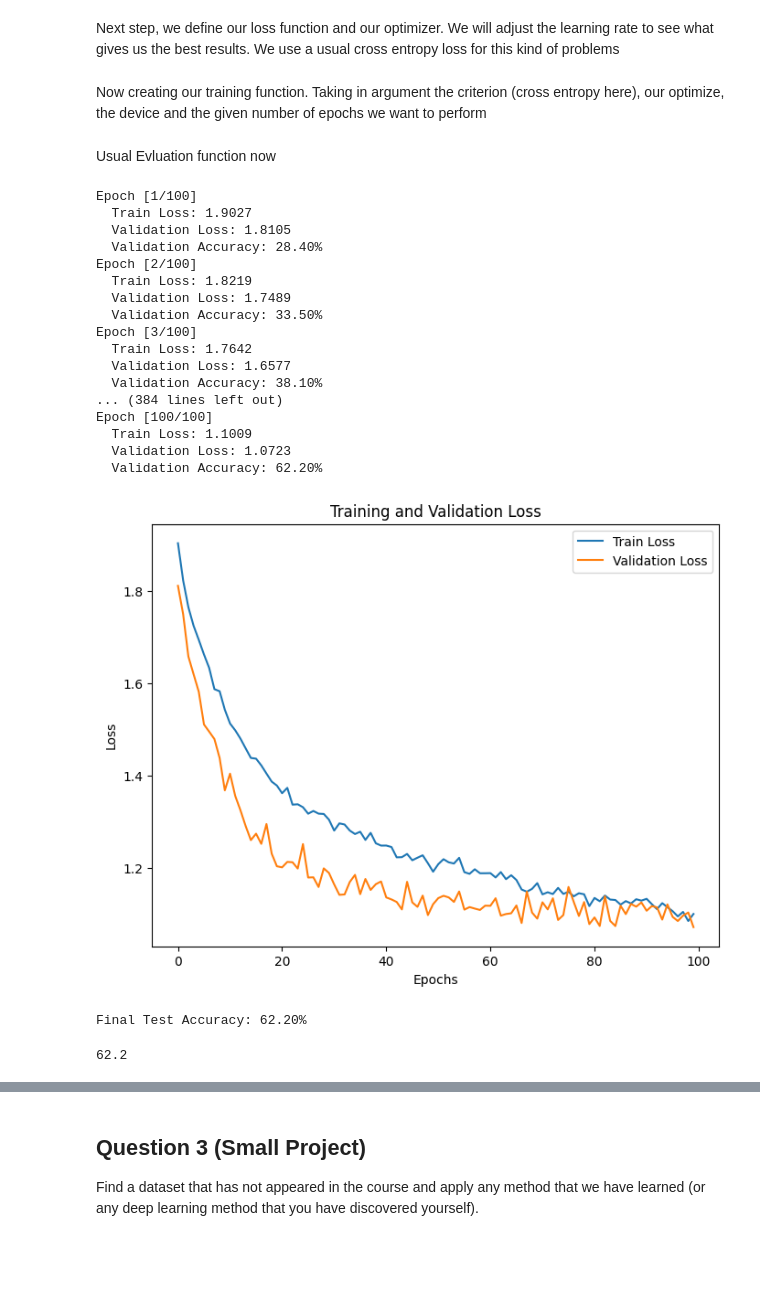
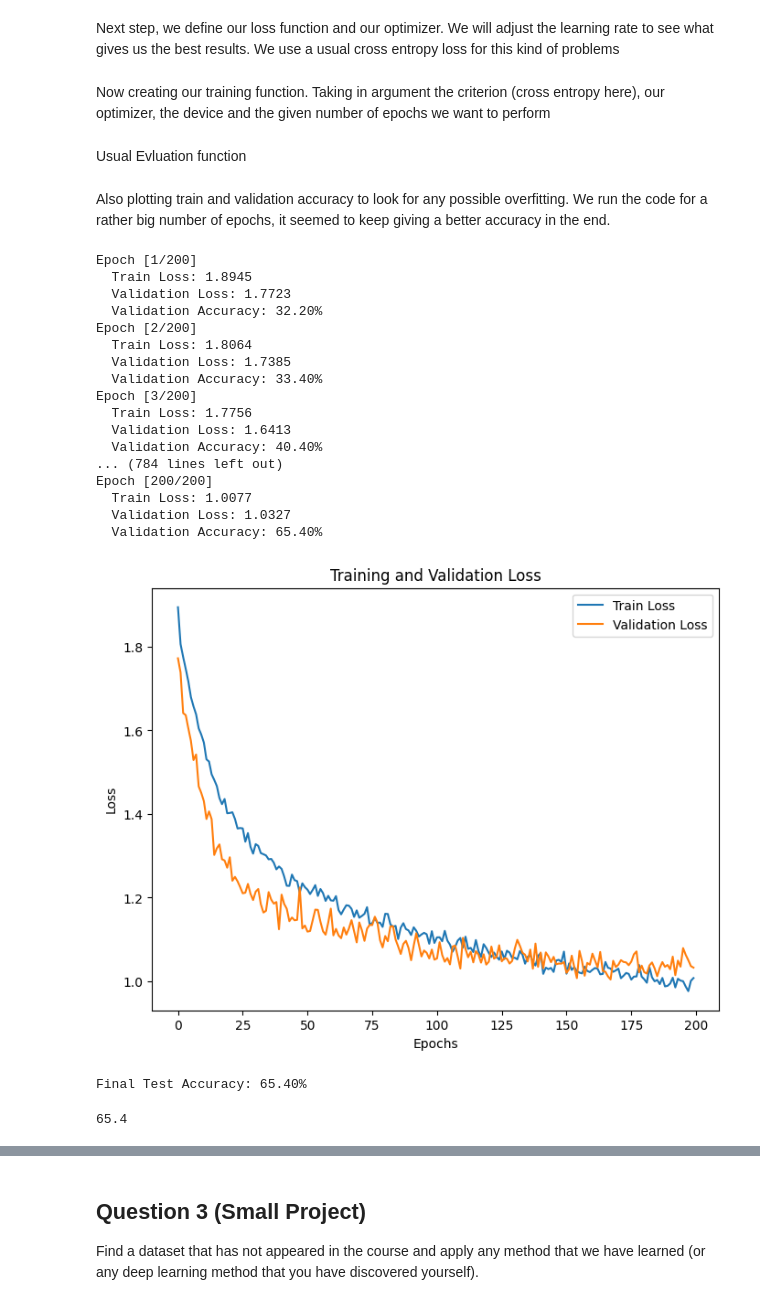
Before and after one commit to Corbibac/DeepLearning, a Jupyter notebook: CharlesCARRERE_ClementMOUNIER_deep_learning_report_2024.ipynb, the cells around one changed output, grey strips where cells are left out. Cells and saved outputs as stored; diff of their text form; code cells hidden in the pictures; blank space fills up the shorter version.

```diff
--- a/CharlesCARRERE_ClementMOUNIER_deep_learning_report_2024.ipynb
+++ b/CharlesCARRERE_ClementMOUNIER_deep_learning_report_2024.ipynb
@@ -186,0 +267,12 @@ Each image has 3 channels and is of size $34 \times 34$. There are 7 classes. Se
+# %%
+device = 'cuda' if torch.cuda.is_available() else 'cpu'
+
+model = LeNet5Food7(num_classes=7)
+criterion = nn.CrossEntropyLoss()
+optimizer = torch.optim.Adam(model.parameters(), lr=0.001)
+
+# Train the model
+train_model(model, dataloader_train, optimizer, criterion, num_epochs=10, device=device)
+
+# Evaluate the model
+evaluate_model(model, dataloader_test, criterion, device=device)
@@ -341,7 +562,7 @@ import torch.optim as optim
 criterion = nn.CrossEntropyLoss()
 optimizer = optim.Adam(model.parameters(), lr=0.001)
 # %% [markdown]
-Now creating our training function. Taking in argument the criterion (cross entropy here), our optimize, the device and the given number of epochs we want to perform
+Now creating our training function. Taking in argument the criterion (cross entropy here), our optimizer, the device and the given number of epochs we want to perform
 # %%
 def train_model(model, dataloader_train, dataloader_test, criterion, optimizer, device, epochs=10):
     train_losses = []
@@ -399,7 +620,7 @@ def train_model(model, dataloader_train, dataloader_test, criterion, optimizer,
 
     return train_losses, val_losses
 # %% [markdown]
-Usual Evluation function now
+Usual Evluation function
 # %%
 def evaluate_model(model, dataloader_test, device):
     model.eval()
@@ -416,46 +637,48 @@ def evaluate_model(model, dataloader_test, device):
     accuracy = 100 * correct / total
     print(f"Final Test Accuracy: {accuracy:.2f}%")
     return accuracy
+# %% [markdown]
+Also plotting train and validation accuracy to look for any possible overfitting. We run the code for a rather big number of epochs, it seemed to keep giving a better accuracy in the end.
 # %%
 import matplotlib.pyplot as plt
 
 # Train the model and get losses
 train_losses, val_losses = train_model(
-    model, dataloader_train, dataloader_test, criterion, optimizer, device, epochs=100
+    model, dataloader_train, dataloader_test, criterion, optimizer, device, epochs=200
 )
 
 # Plot the training and validation loss
 plt.figure(figsize=(8, 6))
 plt.plot(train_losses, label='Train Loss')
 plt.plot(val_losses, label='Validation Loss')
 plt.xlabel('Epochs')
 plt.ylabel('Loss')
 plt.title('Training and Validation Loss')
 plt.legend()
 plt.show()
 
 evaluate_model(model, dataloader_test, device)
 # %% [output]
-Epoch [1/100]
-  Train Loss: 1.9027
-  Validation Loss: 1.8105
-  Validation Accuracy: 28.40%
-Epoch [2/100]
-  Train Loss: 1.8219
-  Validation Loss: 1.7489
-  Validation Accuracy: 33.50%
-Epoch [3/100]
-  Train Loss: 1.7642
-  Validation Loss: 1.6577
-  Validation Accuracy: 38.10%
-... (384 lines left out)
-Epoch [100/100]
-  Train Loss: 1.1009
-  Validation Loss: 1.0723
-  Validation Accuracy: 62.20%
+Epoch [1/200]
+  Train Loss: 1.8945
+  Validation Loss: 1.7723
+  Validation Accuracy: 32.20%
+Epoch [2/200]
+  Train Loss: 1.8064
+  Validation Loss: 1.7385
+  Validation Accuracy: 33.40%
+Epoch [3/200]
+  Train Loss: 1.7756
+  Validation Loss: 1.6413
+  Validation Accuracy: 40.40%
+... (784 lines left out)
+Epoch [200/200]
+  Train Loss: 1.0077
+  Validation Loss: 1.0327
+  Validation Accuracy: 65.40%
-[figure, old version]
+[figure, new version]
-Final Test Accuracy: 62.20%
+Final Test Accuracy: 65.40%
-62.2
+65.4
 # %%
 import seaborn as sns
 from sklearn.metrics import confusion_matrix, classification_report
```
Also changed, not shown: parts of 31 cells of this notebook.
